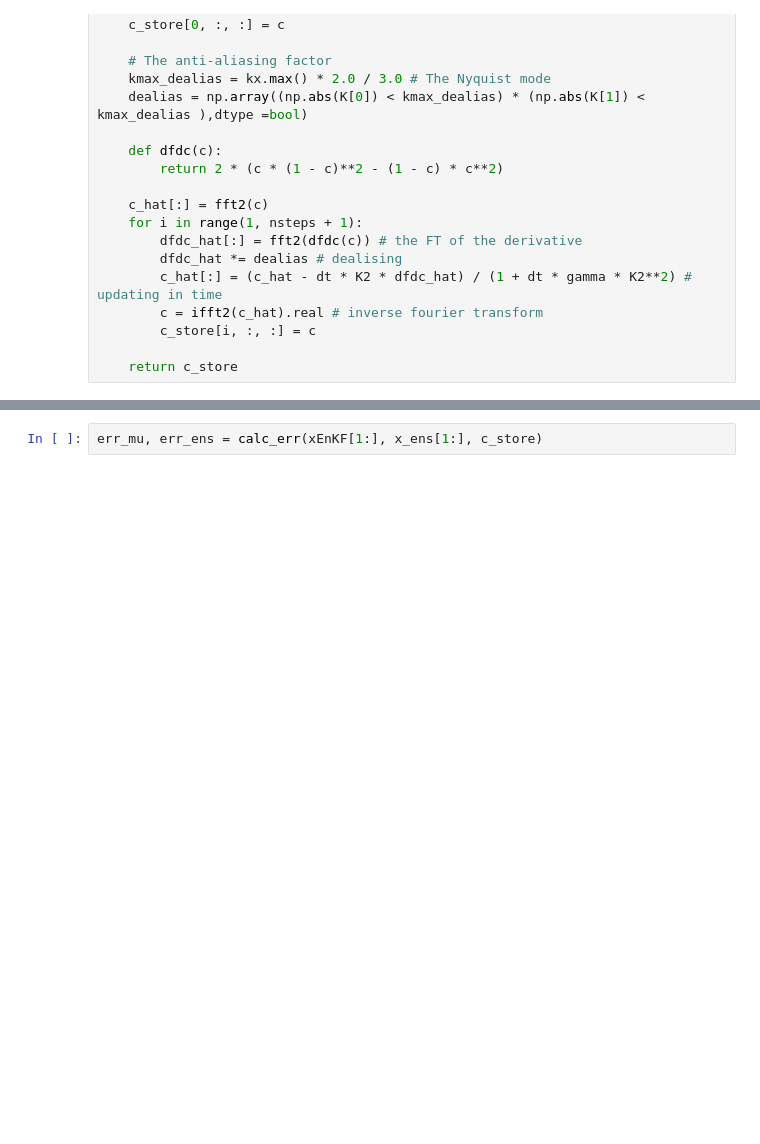
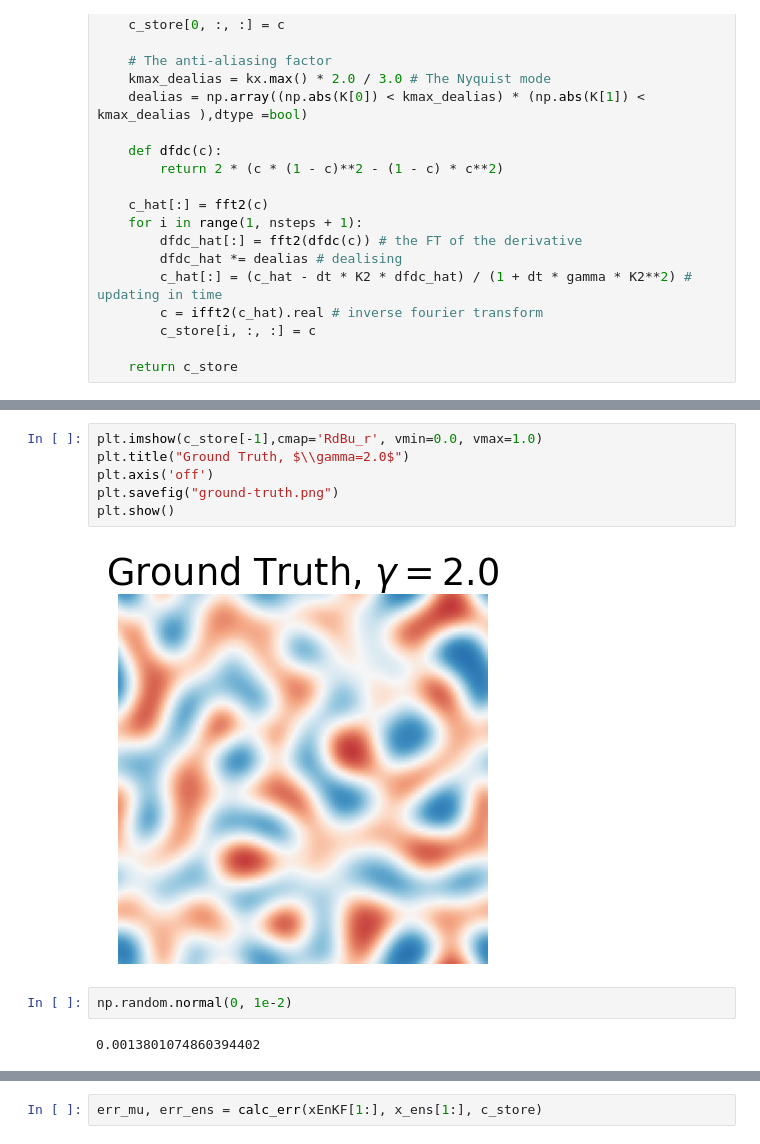
Before and after one commit to wd15/torchda, a Jupyter notebook: sandbox/03-ch-state-parameter.ipynb, the cells around one changed output, grey strips where cells are left out. Saved outputs shown, nothing was run; the diff lists cells and outputs as text; blank space fills up the shorter version.

```diff
--- a/sandbox/03-ch-state-parameter.ipynb
+++ b/sandbox/03-ch-state-parameter.ipynb
@@ -67,3 +67,15 @@ plt.show()
+# %%
+plt.imshow(c_store[-1],cmap='RdBu_r', vmin=0.0, vmax=1.0)
+plt.title("Ground Truth, $\\gamma=2.0$")
+plt.axis('off')
+plt.savefig("ground-truth.png")
+plt.show()
+# %% [output]
+[figure, added]
+# %%
+np.random.normal(0, 1e-2)
+# %% [output]
+0.0013801074860394402
 # %%
 def run_filter(nobs_gap, sigens, siggamma, gamma_initial, prop):
     Ne = 50
```
Also changed, not shown: parts of 16 cells of this notebook.
